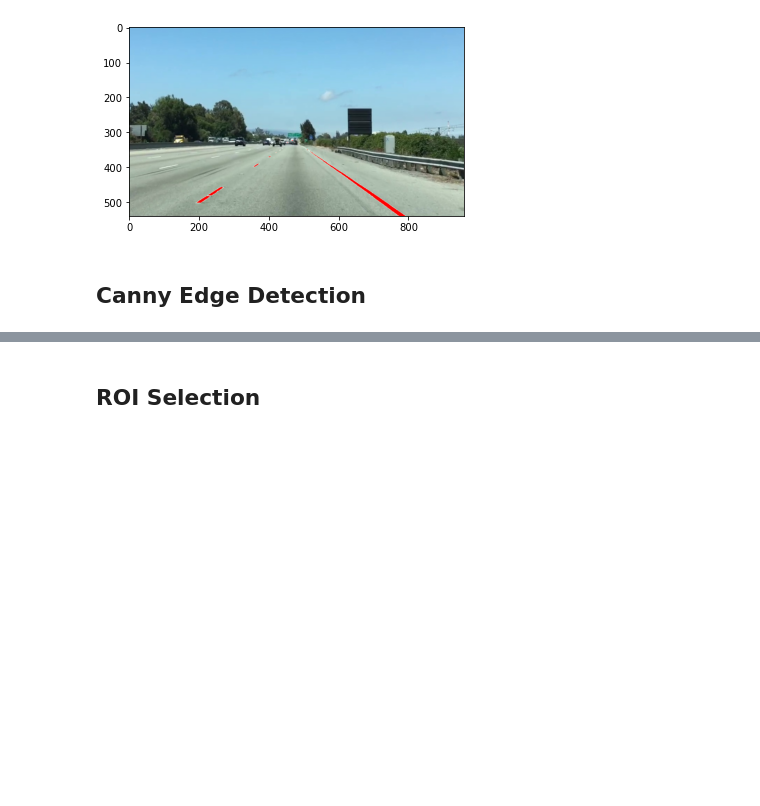
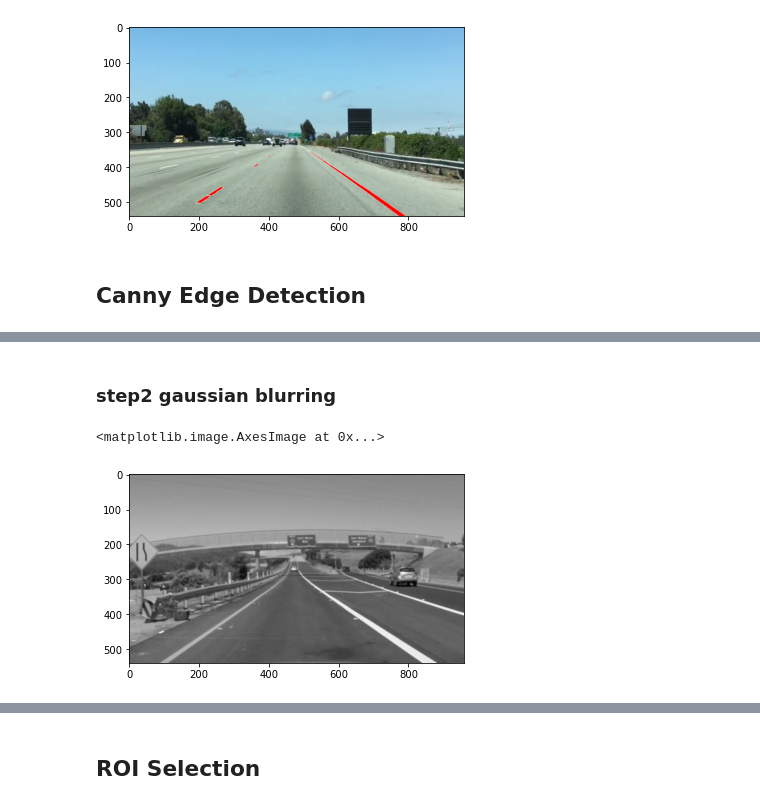
Before and after one commit to luxetverit/ai-bootcamp, a Jupyter notebook: Computer Vision/Computer Vision Day 4 - Lane Finding.ipynb, the cells around one changed output, grey strips where cells are left out. Saved outputs shown, nothing was run; the diff lists cells and outputs as text; code cells hidden in the pictures; blank space fills up the shorter version.

```diff
--- a/Computer Vision/Computer Vision Day 4 - Lane Finding.ipynb
+++ b/Computer Vision/Computer Vision Day 4 - Lane Finding.ipynb
@@ -96,0 +112,9 @@ plt.imshow(lane_select)
+# %% [markdown]
+### step2 gaussian blurring
+# %%
+kernel_size = 5
+blur_gray = cv2.GaussianBlur(gray, (kernel_size, kernel_size), 0)
+plt.imshow(blur_gray, cmap='gray')
+# %% [output]
+<matplotlib.image.AxesImage at 0x...>
+[figure, added]
```
Also changed, not shown: parts of 12 cells of this notebook, 2 other files.
